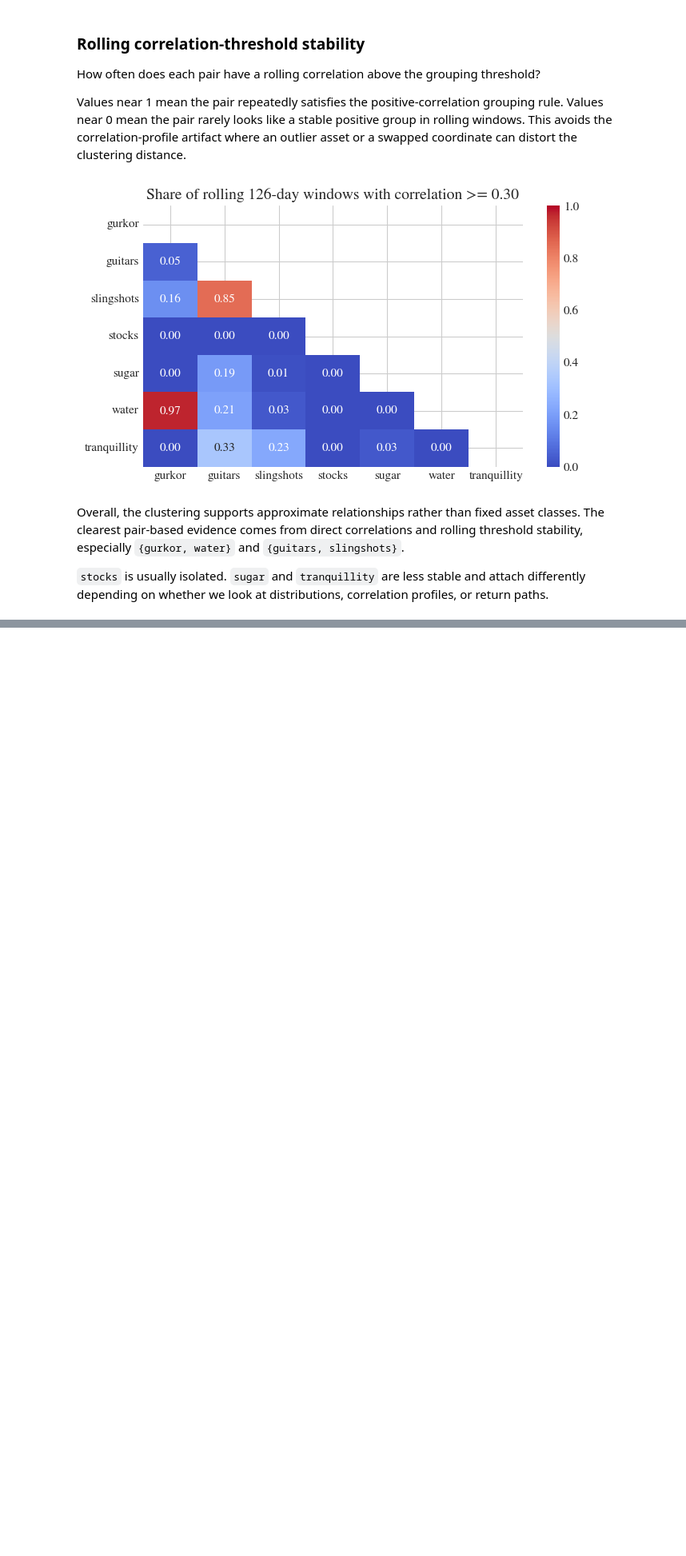
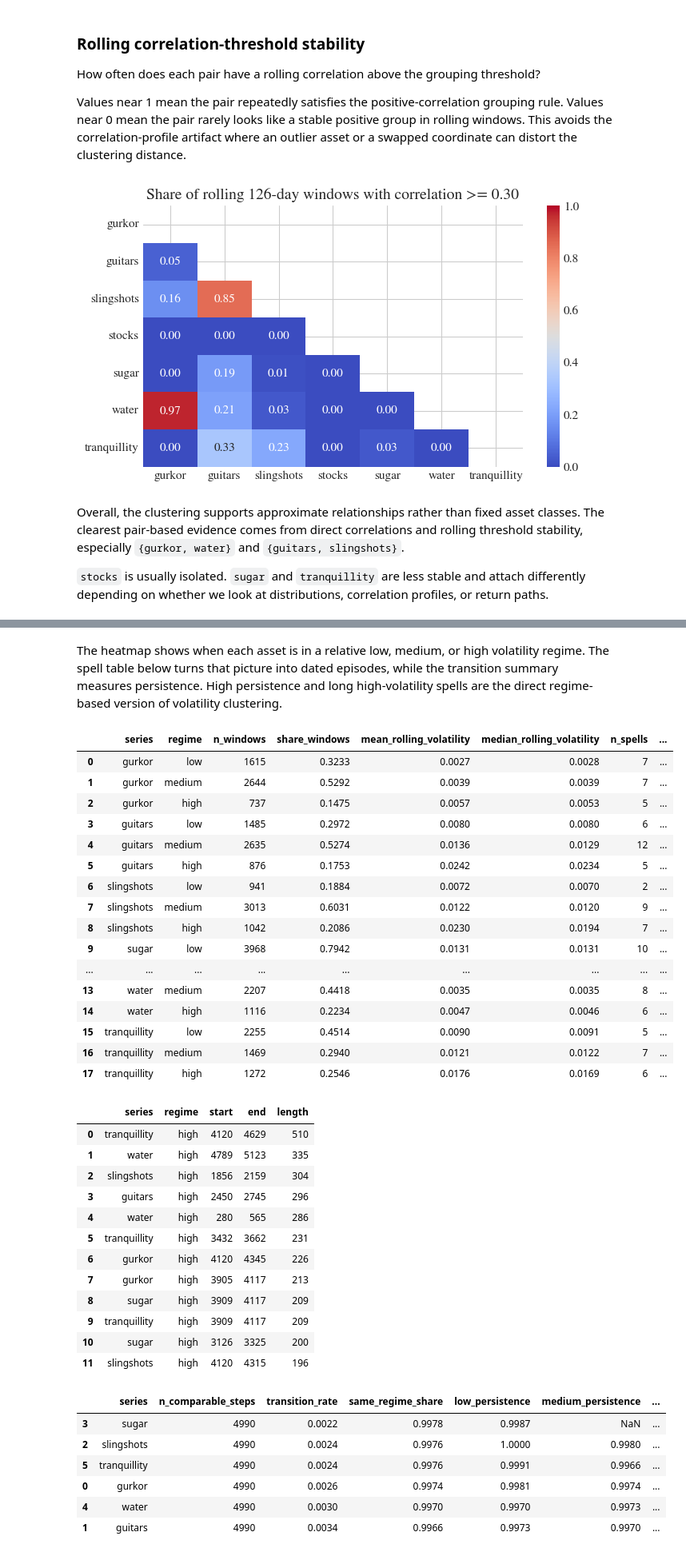
Before and after one commit to PeOll/TMS088, a Jupyter notebook: Subtasks/task1.ipynb, the cells around one changed output, grey strips where cells are left out. Shown at 80% size. Cells and saved outputs as stored; diff of their text form; code cells hidden in the pictures; blank space fills up the shorter version.

```diff
--- a/Subtasks/task1.ipynb
+++ b/Subtasks/task1.ipynb
@@ -835,0 +932,61 @@ Overall, the clustering supports approximate relationships rather than fixed ass
+# %% [markdown]
+The heatmap shows when each asset is in a relative low, medium, or high volatility regime. The spell table below turns that picture into dated episodes, while the transition summary measures persistence. High persistence and long high-volatility spells are the direct regime-based version of volatility clustering.
+# %%
+volatility_regime_summary = summarize_volatility_regimes(
+    volatility_regimes,
+    rolling_volatility,
+)
+volatility_spells = volatility_regime_spells(volatility_regimes)
+high_volatility_spells = (
+    volatility_spells[volatility_spells["regime"] == "high"]
+    .sort_values(["length", "series"], ascending=[False, True])
+    .head(12)
+    .reset_index(drop=True)
+)
+volatility_transition_summary = volatility_regime_transition_summary(volatility_regimes)
+
+display(volatility_regime_summary.round(4))
+display(high_volatility_spells)
+display(volatility_transition_summary.sort_values("same_regime_share", ascending=False).round(4))
+
+volatility_regime_summary.to_latex(output / "VolatilityRegimeSummary.tex", index=False, float_format=lambda value: f"{value:.4g}")
+high_volatility_spells.to_latex(output / "HighVolatilitySpells.tex", index=False)
+volatility_transition_summary.to_latex(output / "VolatilityRegimeTransitions.tex", index=False, float_format=lambda value: f"{value:.4g}")
+# %% [output]
+|  | series | regime | n_windows | share_windows | mean_rolling_volatility | median_rolling_volatility | n_spells | ... |
+| 0 | gurkor | low | 1615 | 0.3233 | 0.0027 | 0.0028 | 7 | ... |
+| 1 | gurkor | medium | 2644 | 0.5292 | 0.0039 | 0.0039 | 7 | ... |
+| 2 | gurkor | high | 737 | 0.1475 | 0.0057 | 0.0053 | 5 | ... |
+| 3 | guitars | low | 1485 | 0.2972 | 0.0080 | 0.0080 | 6 | ... |
+| 4 | guitars | medium | 2635 | 0.5274 | 0.0136 | 0.0129 | 12 | ... |
+| 5 | guitars | high | 876 | 0.1753 | 0.0242 | 0.0234 | 5 | ... |
+| 6 | slingshots | low | 941 | 0.1884 | 0.0072 | 0.0070 | 2 | ... |
+| 7 | slingshots | medium | 3013 | 0.6031 | 0.0122 | 0.0120 | 9 | ... |
+| 8 | slingshots | high | 1042 | 0.2086 | 0.0230 | 0.0194 | 7 | ... |
+| 9 | sugar | low | 3968 | 0.7942 | 0.0131 | 0.0131 | 10 | ... |
+| ... | ... | ... | ... | ... | ... | ... | ... | ... |
+| 13 | water | medium | 2207 | 0.4418 | 0.0035 | 0.0035 | 8 | ... |
+| 14 | water | high | 1116 | 0.2234 | 0.0047 | 0.0046 | 6 | ... |
+| 15 | tranquillity | low | 2255 | 0.4514 | 0.0090 | 0.0091 | 5 | ... |
+| 16 | tranquillity | medium | 1469 | 0.2940 | 0.0121 | 0.0122 | 7 | ... |
+| 17 | tranquillity | high | 1272 | 0.2546 | 0.0176 | 0.0169 | 6 | ... |
+|  | series | regime | start | end | length |
+| 0 | tranquillity | high | 4120 | 4629 | 510 |
+| 1 | water | high | 4789 | 5123 | 335 |
+| 2 | slingshots | high | 1856 | 2159 | 304 |
+| 3 | guitars | high | 2450 | 2745 | 296 |
+| 4 | water | high | 280 | 565 | 286 |
+| 5 | tranquillity | high | 3432 | 3662 | 231 |
+| 6 | gurkor | high | 4120 | 4345 | 226 |
+| 7 | gurkor | high | 3905 | 4117 | 213 |
+| 8 | sugar | high | 3909 | 4117 | 209 |
+| 9 | tranquillity | high | 3909 | 4117 | 209 |
+| 10 | sugar | high | 3126 | 3325 | 200 |
+| 11 | slingshots | high | 4120 | 4315 | 196 |
+|  | series | n_comparable_steps | transition_rate | same_regime_share | low_persistence | medium_persistence | ... |
+| 3 | sugar | 4990 | 0.0022 | 0.9978 | 0.9987 | NaN | ... |
+| 2 | slingshots | 4990 | 0.0024 | 0.9976 | 1.0000 | 0.9980 | ... |
+| 5 | tranquillity | 4990 | 0.0024 | 0.9976 | 0.9991 | 0.9966 | ... |
+| 0 | gurkor | 4990 | 0.0026 | 0.9974 | 0.9981 | 0.9974 | ... |
+| 4 | water | 4990 | 0.0030 | 0.9970 | 0.9970 | 0.9973 | ... |
+| 1 | guitars | 4990 | 0.0034 | 0.9966 | 0.9973 | 0.9970 | ... |
```
Also changed, not shown: parts of 11 cells of this notebook.
